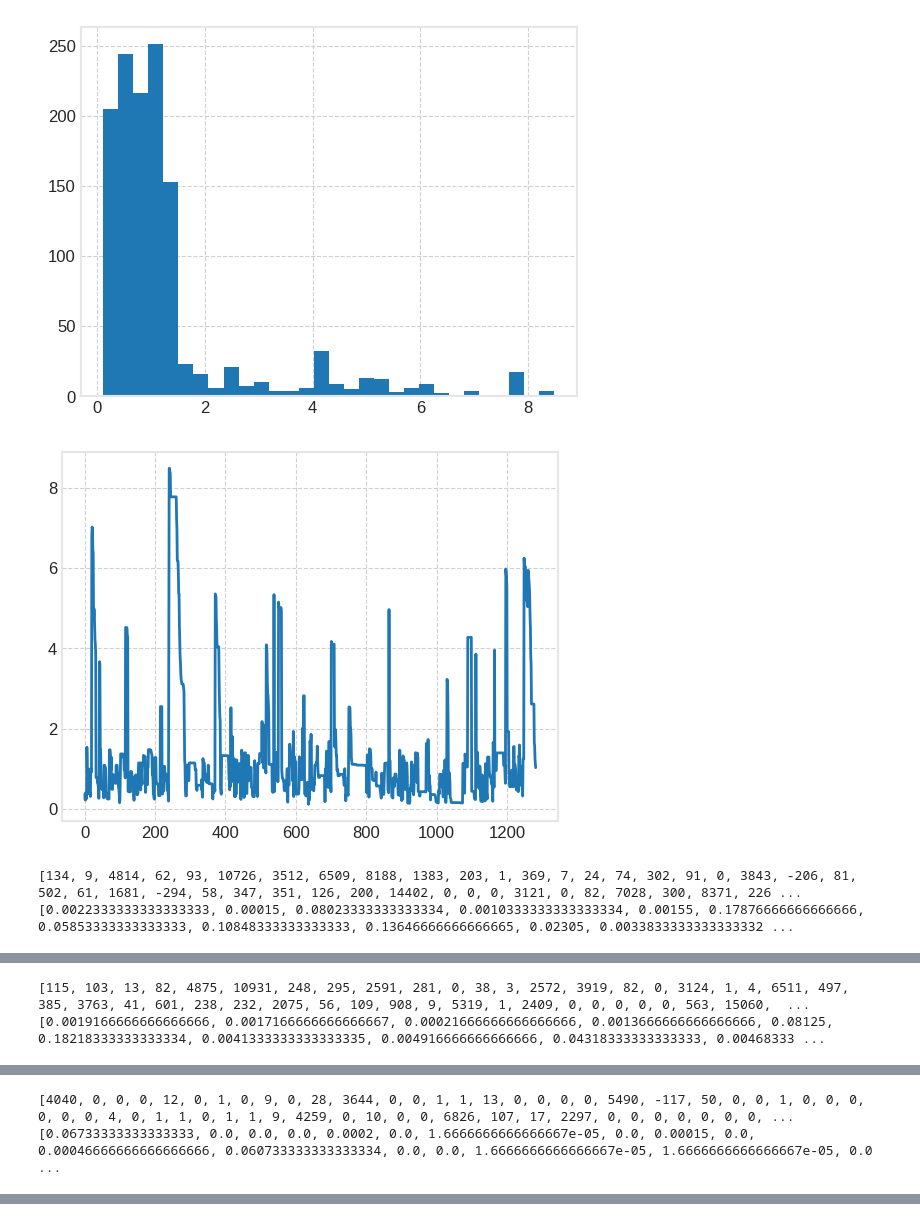
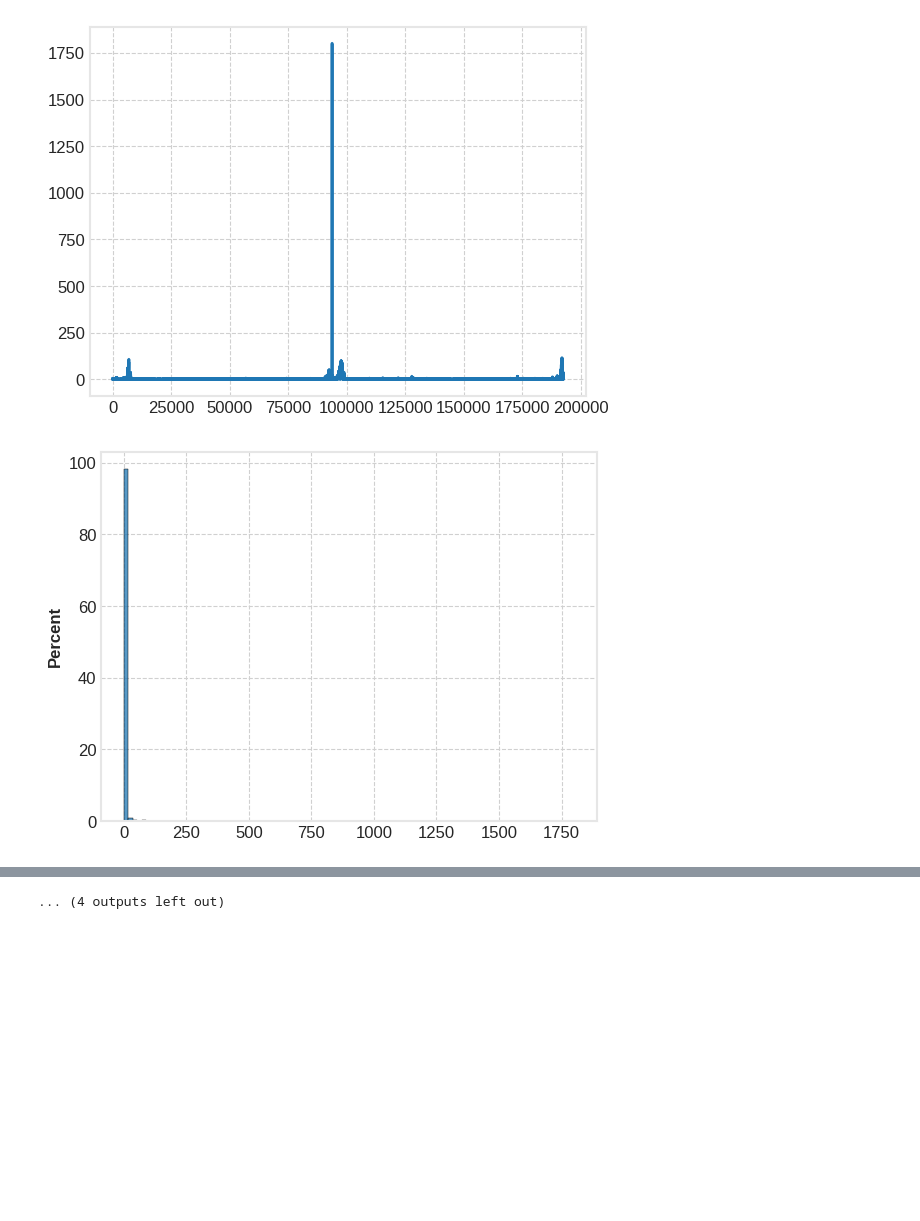
Before and after one commit to thodkatz/embedded-rtos, a Jupyter notebook: finhub/report/plots.ipynb, the cells around one changed output, grey strips where cells are left out. Cells and saved outputs as stored; diff of their text form; code cells hidden in the pictures; blank space fills up the shorter version.

```diff
--- a/finhub/report/plots.ipynb
+++ b/finhub/report/plots.ipynb
@@ -91,44 +178,49 @@ KeyError: 'timestamp'
 # %%
 #delays
 import matplotlib.pyplot as plt
+import seaborn as sns
 
 
 def transactionDelayMs(df):
     delaysMs = (df['Posttimestamp'] - df['Timestamp']).tolist()
     delaysSec = [delay / 1000 for delay in delaysMs]
-    plt.hist(delaysSec, bins=30)
+    #plt.hist(delaysSec, bins=1000)
+    #plt.show()
+    #plt.hist(delaysSec, log=True, bins=1000)
+    sns.lineplot(delaysSec)
     plt.show()
-    plt.plot(delaysSec)
+    sns.histplot(delaysSec, bins=100, stat='percent', kde=False)
     plt.show()
 
 
 def candlestickDelayMs(df):
     timestamps = df['Timestamp'].tolist()
     before = timestamps[:-1]
     after = timestamps[1:]
     base = 60 * 1000 # ms for a minute
     delays = [a - b for a, b in zip(after, before)]
     delaysPercentage = [delay / base for delay in delays]
-    print(delays)
-    print(delaysPercentage)
+    #print(delays)
+    #print(delaysPercentage)
     #plt.plot(delays)
-    #plt.plot(delaysPercentage)
-    plt.hist(delaysPercentage)
+    sns.lineplot(delaysPercentage)
+    plt.show()
+    #plt.hist(delaysPercentage, log=True, bins=1000)
+    #plt.hist(delaysPercentage, bins=1000)
+    sns.histplot(delaysPercentage, bins=100, stat='percent', kde=False)
     plt.show()
 
 transactionDelayMs(df_logs['amzn'])
 candlestickDelayMs(df_logs['amzn'])
 
 transactionDelayMs(df_logs['msft'])
 candlestickDelayMs(df_logs['msft'])
 
 transactionDelayMs(df_logs['binance'])
 candlestickDelayMs(df_logs['binance'])
 
 transactionDelayMs(df_logs['icm'])
 candlestickDelayMs(df_logs['icm'])
 # %% [output]
-[figure, old version]
+[figure, new version]
-[figure, old version]
+[figure, new version]
-[134, 9, 4814, 62, 93, 10726, 3512, 6509, 8188, 1383, 203, 1, 369, 7, 24, 74, 302, 91, 0, 3843, -206, 81, 502, 61, 1681, -294, 58, 347, 351, 126, 200, 14402, 0, 0, 0, 3121, 0, 82, 7028, 300, 8371, 226 ...
-[0.0022333333333333333, 0.00015, 0.08023333333333334, 0.0010333333333333334, 0.00155, 0.17876666666666666, 0.05853333333333333, 0.10848333333333333, 0.13646666666666665, 0.02305, 0.0033833333333333332 ...
@@ -138,2 +229,0 @@ candlestickDelayMs(df_logs['icm'])
-[115, 103, 13, 82, 4875, 10931, 248, 295, 2591, 281, 0, 38, 3, 2572, 3919, 82, 0, 3124, 1, 4, 6511, 497, 385, 3763, 41, 601, 238, 232, 2075, 56, 109, 908, 9, 5319, 1, 2409, 0, 0, 0, 0, 0, 563, 15060,  ...
-[0.0019166666666666666, 0.0017166666666666667, 0.00021666666666666666, 0.0013666666666666666, 0.08125, 0.18218333333333334, 0.0041333333333333335, 0.004916666666666666, 0.04318333333333333, 0.00468333 ...
@@ -143,2 +232,0 @@ candlestickDelayMs(df_logs['icm'])
-[4040, 0, 0, 0, 12, 0, 1, 0, 9, 0, 28, 3644, 0, 0, 1, 1, 13, 0, 0, 0, 0, 5490, -117, 50, 0, 0, 1, 0, 0, 0, 0, 0, 0, 4, 0, 1, 1, 0, 1, 1, 9, 4259, 0, 10, 0, 0, 6826, 107, 17, 2297, 0, 0, 0, 0, 0, 0, 0, ...
-[0.06733333333333333, 0.0, 0.0, 0.0, 0.0002, 0.0, 1.6666666666666667e-05, 0.0, 0.00015, 0.0, 0.00046666666666666666, 0.060733333333333334, 0.0, 0.0, 1.6666666666666667e-05, 1.6666666666666667e-05, 0.0 ...
@@ -146,0 +237 @@ candlestickDelayMs(df_logs['icm'])
+... (4 outputs left out)
```
Also changed, not shown: parts of 4 cells of this notebook, 29 other files.
